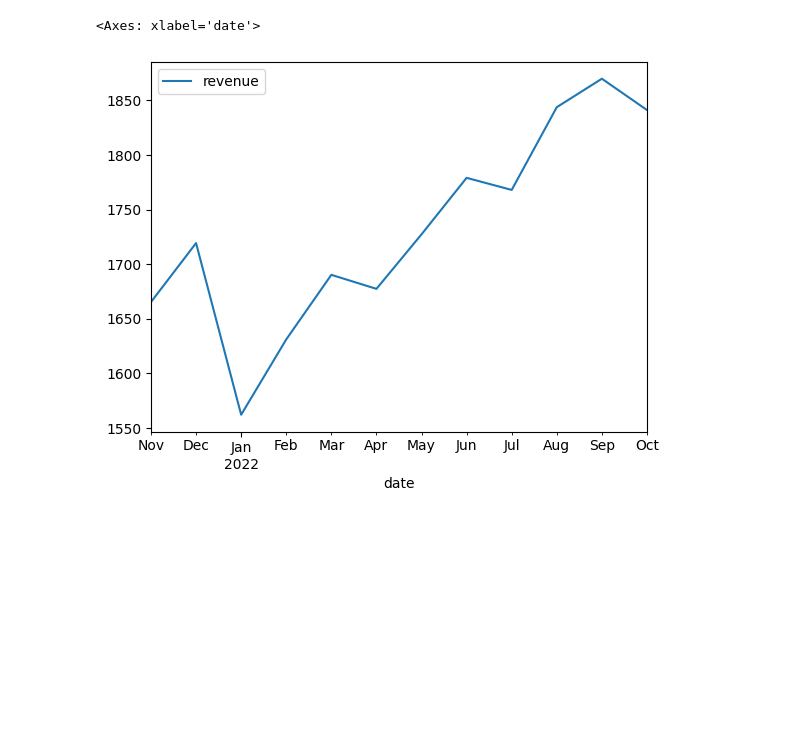
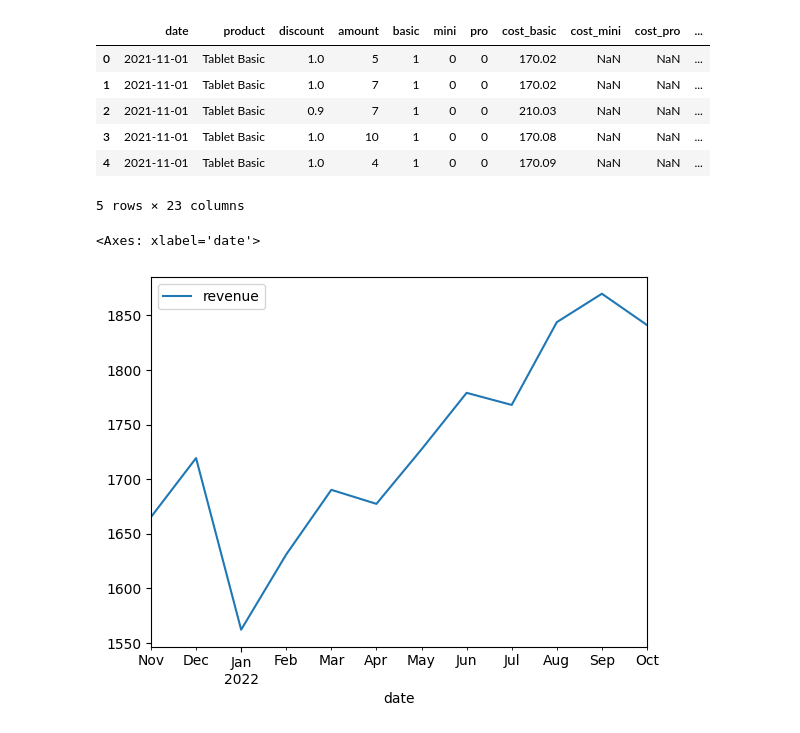
Before and after one commit to timstr97/business-analytics-case-study, a Jupyter notebook: sandbox/patrick/analyse_downtime.ipynb, the cells around one changed output. Saved outputs shown, nothing was run; the diff lists cells and outputs as text; code cells hidden in the pictures; blank space fills up the shorter version.

```diff
--- a/sandbox/patrick/analyse_downtime.ipynb
+++ b/sandbox/patrick/analyse_downtime.ipynb
@@ -145,3 +110,22 @@ df_online
+# %%
+dataframes_online = [
+    df_regAo,
+    df_regBo,
+    df_regCo,
+    df_regDo
+]
+
+
+df_online = pd.concat(dataframes_online, ignore_index=True)
+df_online.head()
+# %% [output]
+|  | date | product | discount | amount | basic | mini | pro | cost_basic | cost_mini | cost_pro | ... |
+| 0 | 2021-11-01 | Tablet Basic | 1.0 | 5 | 1 | 0 | 0 | 170.02 | NaN | NaN | ... |
+| 1 | 2021-11-01 | Tablet Basic | 1.0 | 7 | 1 | 0 | 0 | 170.02 | NaN | NaN | ... |
+| 2 | 2021-11-01 | Tablet Basic | 0.9 | 7 | 1 | 0 | 0 | 210.03 | NaN | NaN | ... |
+| 3 | 2021-11-01 | Tablet Basic | 1.0 | 10 | 1 | 0 | 0 | 170.08 | NaN | NaN | ... |
+| 4 | 2021-11-01 | Tablet Basic | 1.0 | 4 | 1 | 0 | 0 | 170.09 | NaN | NaN | ... |
+5 rows × 23 columns
 # %%
 rev_per_week_all = df_reg_main.groupby(pd.Grouper(key="date", freq="1M")).agg({"revenue": "mean"}) # Umsatz pro Monat -> Klarer Umsatzrückgang
 
```
Also changed, not shown: parts of 14 cells of this notebook.
